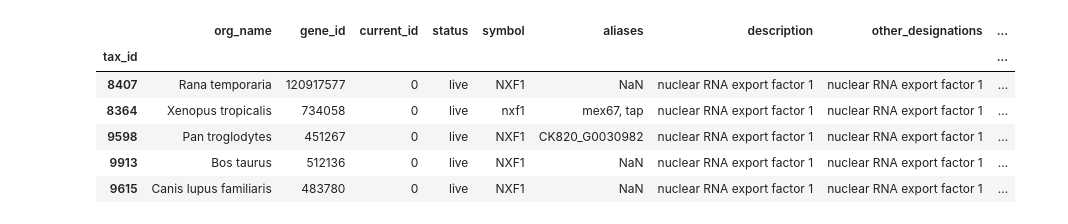
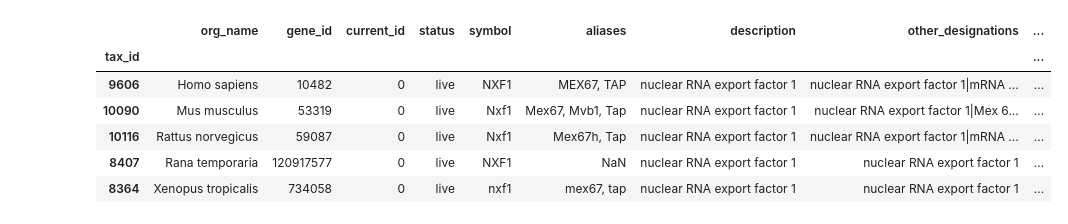
Before and after one commit to ArtemVaska/Diploma, a Jupyter notebook: Scripts/table_pipeline.ipynb, the cells around one changed output. Cells and saved outputs as stored; diff of their text form; code cells hidden in the pictures.

```diff
--- a/Scripts/table_pipeline.ipynb
+++ b/Scripts/table_pipeline.ipynb
@@ -5,19 +6,19 @@ from datasets import select_phyla, download_all_files_ncbi
 # %%
 column_names = ["tax_id", "org_name", "gene_id", "current_id", "status", "symbol", "aliases", "description",
                 "other_designations", "map_location", "chromosome", "genomic_nucleotide_accession.version",
                 "start_position_on_the_genomic_accession", "end_position_on_the_genomic_accession", "orientation",
                 "exon_count", "to_delete_1", "to_delete_2"]
 
-df = pd.read_csv("../all_nxf1.txt", sep="\t", skiprows=1, names=column_names, index_col=0)
+df = pd.read_csv("../all_nxf1_2.txt", sep="\t", skiprows=1, names=column_names, index_col=0)
 df.drop(["to_delete_1", "to_delete_2"], axis=1, inplace=True)
 df.head()
 # %% [output]
 |  | org_name | gene_id | current_id | status | symbol | aliases | description | other_designations | ... |
 | tax_id |  |  |  |  |  |  |  |  | ... |
+| 9606 | Homo sapiens | 10482 | 0 | live | NXF1 | MEX67, TAP | nuclear RNA export factor 1 | nuclear RNA export factor 1|mRNA ... | ... |
+| 10090 | Mus musculus | 53319 | 0 | live | Nxf1 | Mex67, Mvb1, Tap | nuclear RNA export factor 1 | nuclear RNA export factor 1|Mex 6... | ... |
+| 10116 | Rattus norvegicus | 59087 | 0 | live | Nxf1 | Mex67h, Tap | nuclear RNA export factor 1 | nuclear RNA export factor 1|mRNA ... | ... |
 | 8407 | Rana temporaria | 120917577 | 0 | live | NXF1 | NaN | nuclear RNA export factor 1 | nuclear RNA export factor 1 | ... |
 | 8364 | Xenopus tropicalis | 734058 | 0 | live | nxf1 | mex67, tap | nuclear RNA export factor 1 | nuclear RNA export factor 1 | ... |
-| 9598 | Pan troglodytes | 451267 | 0 | live | NXF1 | CK820_G0030982 | nuclear RNA export factor 1 | nuclear RNA export factor 1 | ... |
-| 9913 | Bos taurus | 512136 | 0 | live | NXF1 | NaN | nuclear RNA export factor 1 | nuclear RNA export factor 1 | ... |
-| 9615 | Canis lupus familiaris | 483780 | 0 | live | NXF1 | NaN | nuclear RNA export factor 1 | nuclear RNA export factor 1 | ... |
 # %%
 phylas = [
```
Also changed, not shown: parts of 13 cells of this notebook, 1 other file.
